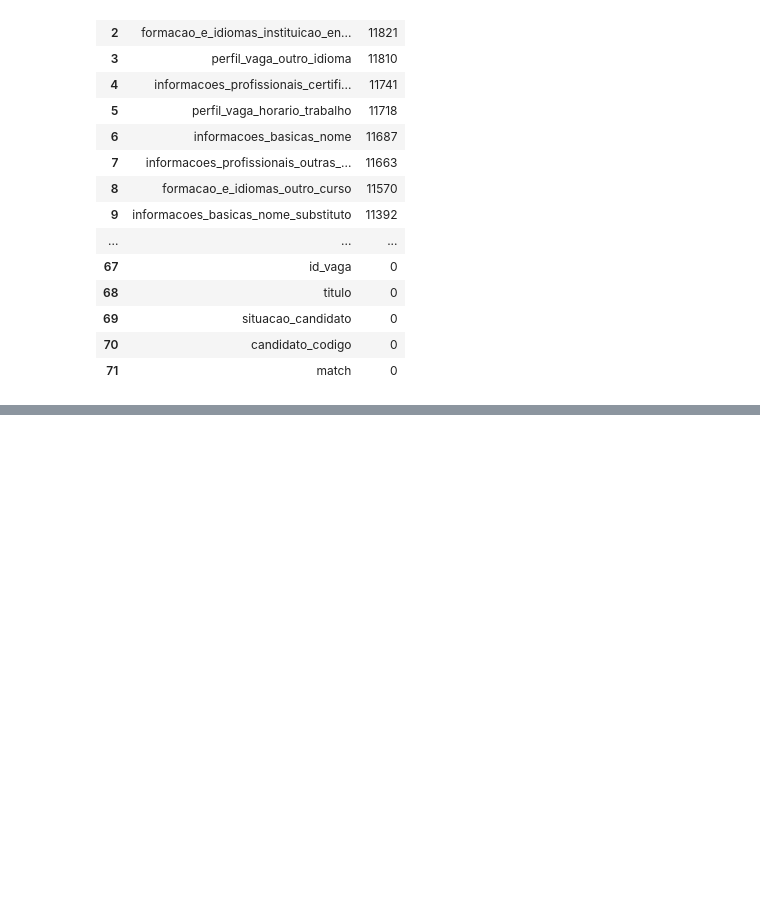
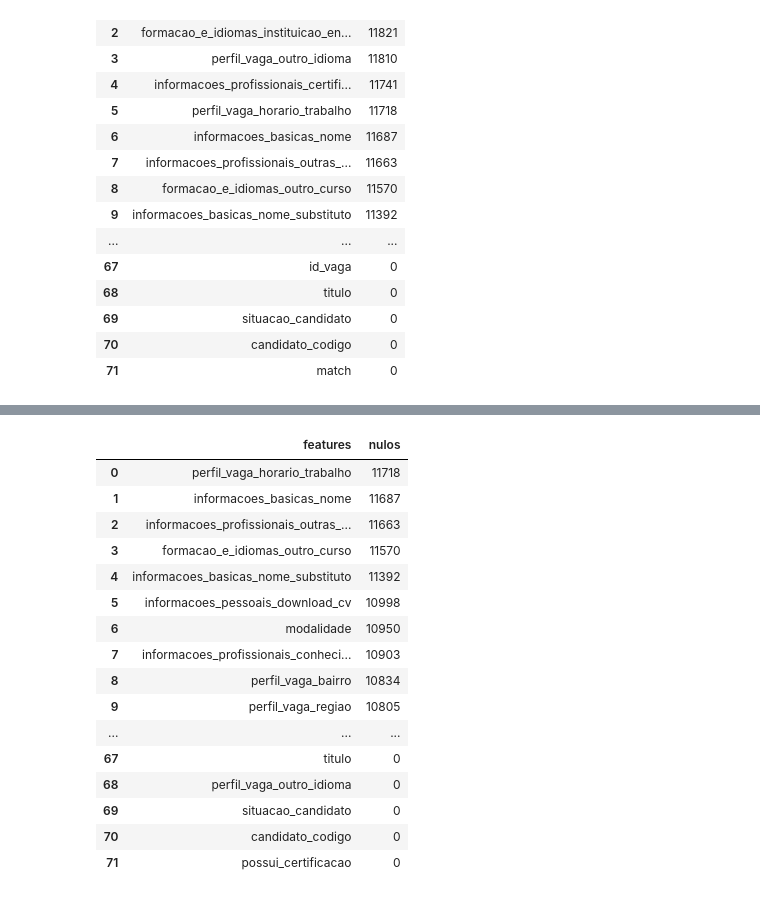
Before and after one commit to letpires/AIDecision, a Jupyter notebook: eda.ipynb, the cells around one changed output, grey strips where cells are left out. Cells and saved outputs as stored; diff of their text form; code cells hidden in the pictures; blank space fills up the shorter version.

```diff
--- a/eda.ipynb
+++ b/eda.ipynb
@@ -1064,0 +760,21 @@ array([nan, 'Projeto Bradeco-I',
+# %%
+nulos_df = create_nulls_dataframe(data)
+nulos_df
+# %% [output]
+|  | features | nulos |
+| 0 | perfil_vaga_horario_trabalho | 11718 |
+| 1 | informacoes_basicas_nome | 11687 |
+| 2 | informacoes_profissionais_outras_... | 11663 |
+| 3 | formacao_e_idiomas_outro_curso | 11570 |
+| 4 | informacoes_basicas_nome_substituto | 11392 |
+| 5 | informacoes_pessoais_download_cv | 10998 |
+| 6 | modalidade | 10950 |
+| 7 | informacoes_profissionais_conheci... | 10903 |
+| 8 | perfil_vaga_bairro | 10834 |
+| 9 | perfil_vaga_regiao | 10805 |
+| ... | ... | ... |
+| 67 | titulo | 0 |
+| 68 | perfil_vaga_outro_idioma | 0 |
+| 69 | situacao_candidato | 0 |
+| 70 | candidato_codigo | 0 |
+| 71 | possui_certificacao | 0 |
```
Also changed, not shown: parts of 74 cells of this notebook.
